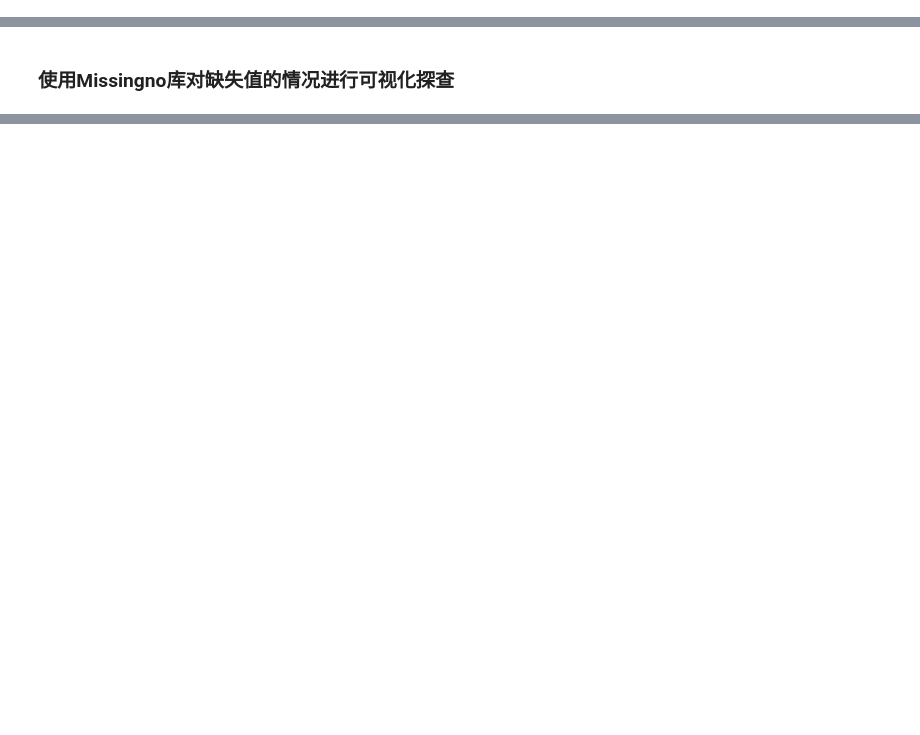
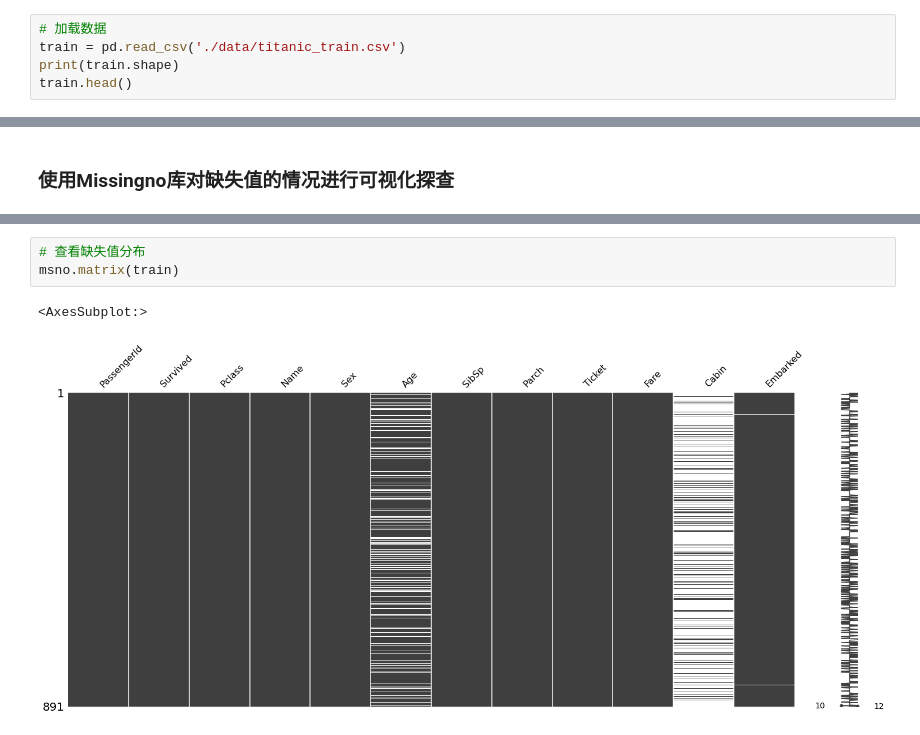
Before and after one commit to JohnChow96927/python-bigdata, a Jupyter notebook: Pandas/day2_220120_查询&数据类型&缺失值/04-缺失值处理.ipynb, the cells around one changed output, grey strips where cells are left out. Saved outputs shown, nothing was run; the diff lists cells and outputs as text; blank space fills up the shorter version.

```diff
--- a/Pandas/day2_220120_查询&数据类型&缺失值/04-缺失值处理.ipynb
+++ b/Pandas/day2_220120_查询&数据类型&缺失值/04-缺失值处理.ipynb
@@ -60,3 +170,8 @@ pd.isnull和pd.notnull
 ### 数据基本缺失情况查看
 # %% [markdown]
 **加载包含缺失值的数据：titanic_train.csv**
+# %%
+# 加载数据
+train = pd.read_csv('./data/titanic_train.csv')
+print(train.shape)
+train.head()
@@ -66,0 +233,6 @@ pd.isnull和pd.notnull
+# %%
+# 查看缺失值分布
+msno.matrix(train)
+# %% [output]
+<AxesSubplot:>
+[figure, added]
```
Also changed, not shown: parts of 32 cells of this notebook, 38 other files.
